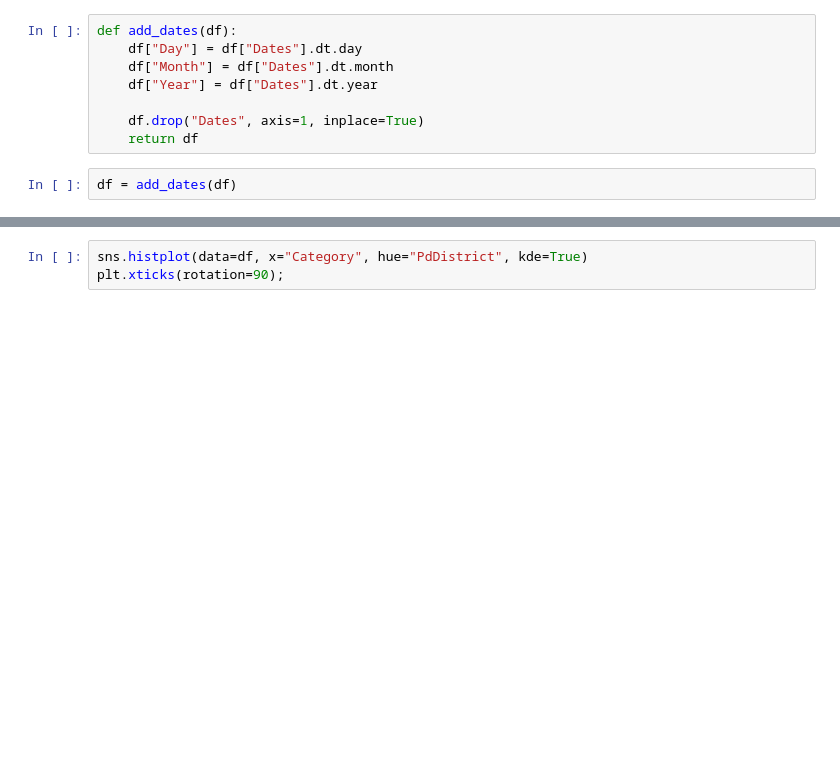
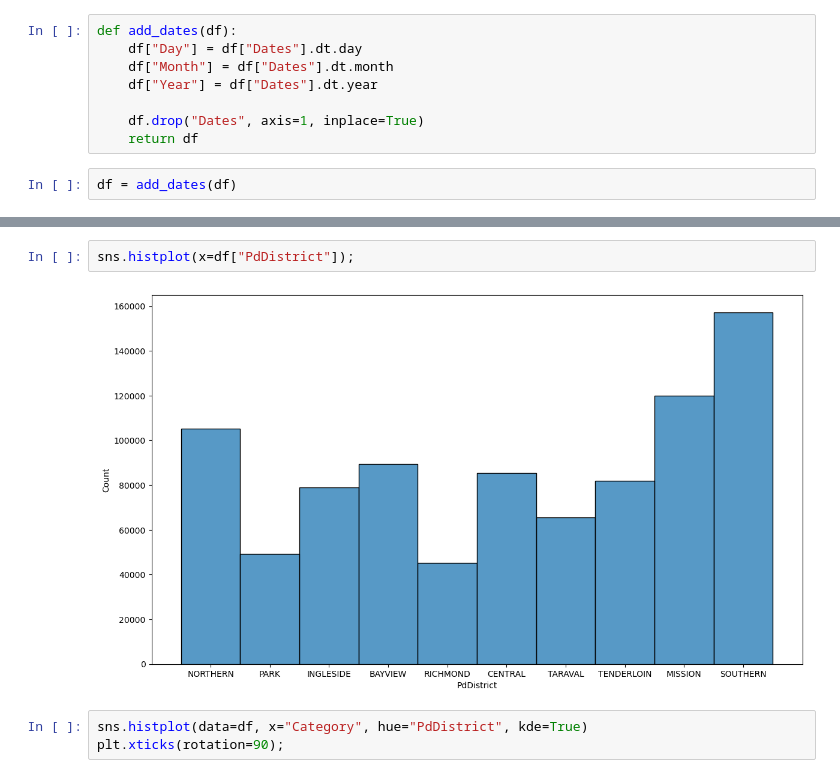
Before and after one commit to msnkr/kaggle_comps, a Jupyter notebook: San Francisco Crime Classification/Untitled1.ipynb, the cells around one changed output, grey strips where cells are left out. Cells and saved outputs as stored; diff of their text form; blank space fills up the shorter version.

```diff
--- a/San Francisco Crime Classification/Untitled1.ipynb
+++ b/San Francisco Crime Classification/Untitled1.ipynb
@@ -70,6 +78,10 @@ df.head()
 | 2 | OTHER OFFENSES | TRAFFIC VIOLATION ARREST | Wednesday | NORTHERN | ARREST, BOOKED | VANNESS AV / GREENWICH ST | -122.424363 | 37.800414 | 13 | 5 | ... |
 | 3 | LARCENY/THEFT | GRAND THEFT FROM LOCKED AUTO | Wednesday | NORTHERN | NONE | 1500 Block of LOMBARD ST | -122.426995 | 37.800873 | 13 | 5 | ... |
 | 4 | LARCENY/THEFT | GRAND THEFT FROM LOCKED AUTO | Wednesday | PARK | NONE | 100 Block of BRODERICK ST | -122.438738 | 37.771541 | 13 | 5 | ... |
+# %%
+sns.histplot(x=df["PdDistrict"]);
+# %% [output]
+[figure, added]
 # %%
 sns.histplot(data=df, x="Category", hue="PdDistrict", kde=True)
 plt.xticks(rotation=90);
```
Also changed, not shown: parts of 20 cells of this notebook, 4 other files.
